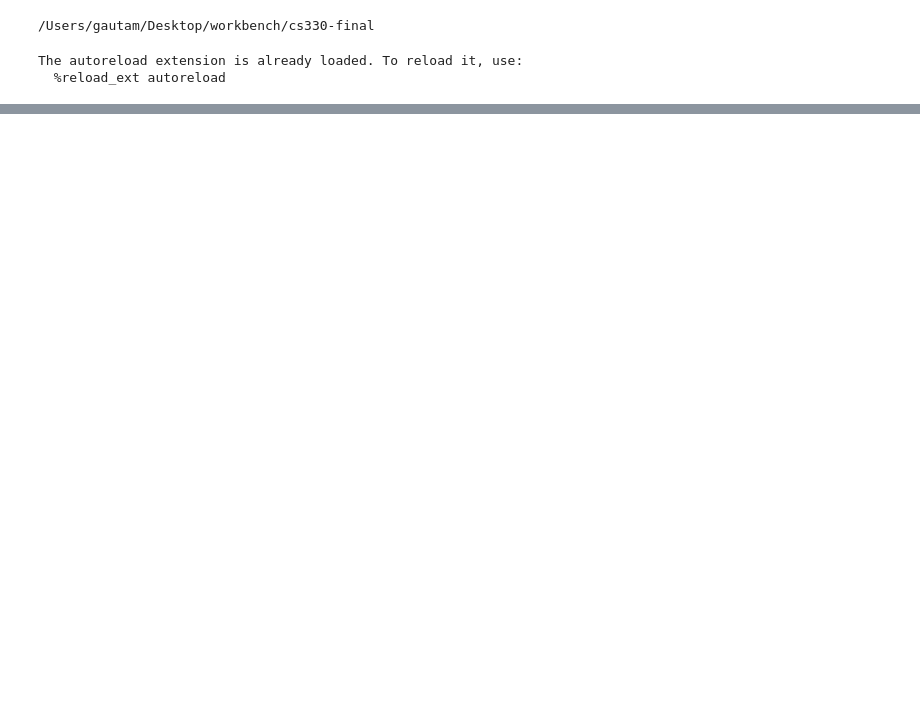
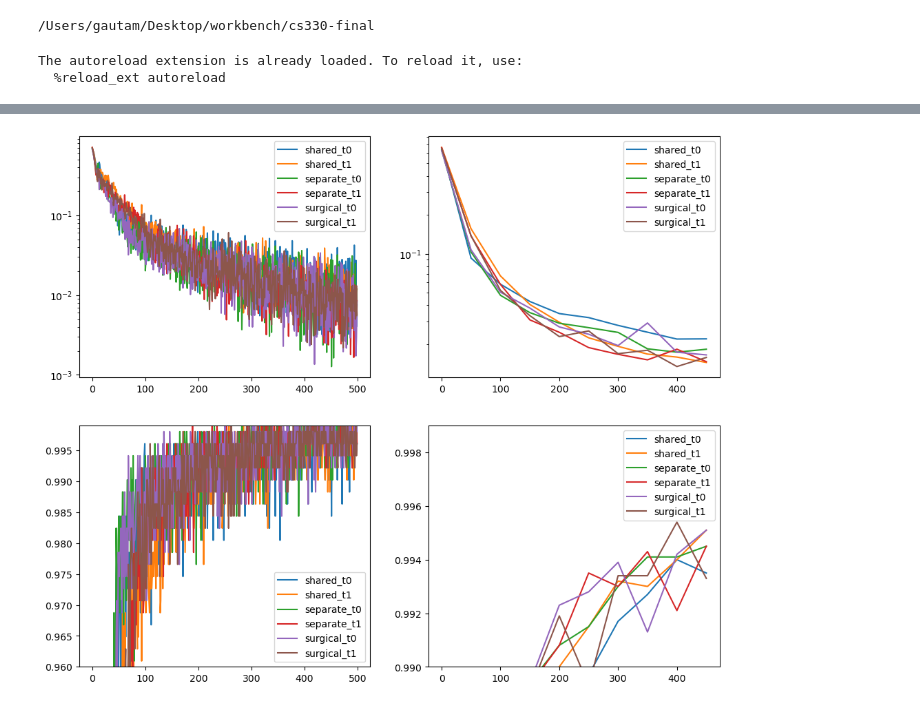
Before and after one commit to zedian/CS330-FinalProject, a Jupyter notebook: nb/scr2.ipynb, the cells around one changed output, grey strips where cells are left out. Cells and saved outputs as stored; diff of their text form; code cells hidden in the pictures; blank space fills up the shorter version.

```diff
--- a/nb/scr2.ipynb
+++ b/nb/scr2.ipynb
@@ -222,0 +133,9 @@ array([0.37213403, 0.26421025, 0.16755864, 0.13485323, 0.03414306,
+# %%
+mtl = SharedMTL(tasks.keys())
+fully_shared_exp = train.train_and_evaluate(
+    model=mtl,
+    tasks=tasks,
+    steps=500,
+    lr=3e-4,
+    eval_every=50,
+)
@@ -222,0 +191,41 @@ array([0.37213403, 0.26421025, 0.16755864, 0.13485323, 0.03414306,
+# %%
+fig, axes = plt.subplots(2, 2, figsize=(12, 10))
+
+for exp_name, exp in [
+    ('shared', fully_shared_exp),
+    ('separate', separate_exp),
+    ('surgical', surgical_exp),
+]:
+    losses, metrics, eval_losses, eval_metrics = exp
+    for task_name in tasks:
+        tl = [(s, l[task_name]) for s, l in losses]
+        el = [(s, l[task_name]) for s, l in eval_losses]
+        tm = [(s, m[task_name]) for s, m in metrics]
+        em = [(s, m[task_name]) for s, m in eval_metrics]
+
+        # plot
+        ax = axes[0][0]
+        tl_x, tl_y = zip(*tl)
+        ax.plot(tl_x, tl_y, label=f'{exp_name}_{task_name}')
+        ax.set_yscale('log')
+        ax.legend()
+
+        ax = axes[0][1]
+        el_x, el_y = zip(*el)
+        ax.plot(el_x, el_y, label=f'{exp_name}_{task_name}')
+        ax.set_yscale('log')
+        ax.legend()
+
+        ax = axes[1][0]
+        tm_x, tm_y = zip(*tm)
+        ax.plot(tm_x, tm_y, label=f'{exp_name}_{task_name}')
+        ax.set_ylim([0.96, 0.999])
+        ax.legend()
+
+        ax = axes[1][1]
+        em_x, em_y = zip(*em)
+        ax.plot(em_x, em_y, label=f'{exp_name}_{task_name}')
+        ax.set_ylim([0.99, 0.999])
+        ax.legend()
+# %% [output]
+[figure, added]
```
Also changed, not shown: parts of 16 cells of this notebook, 3 other files.
